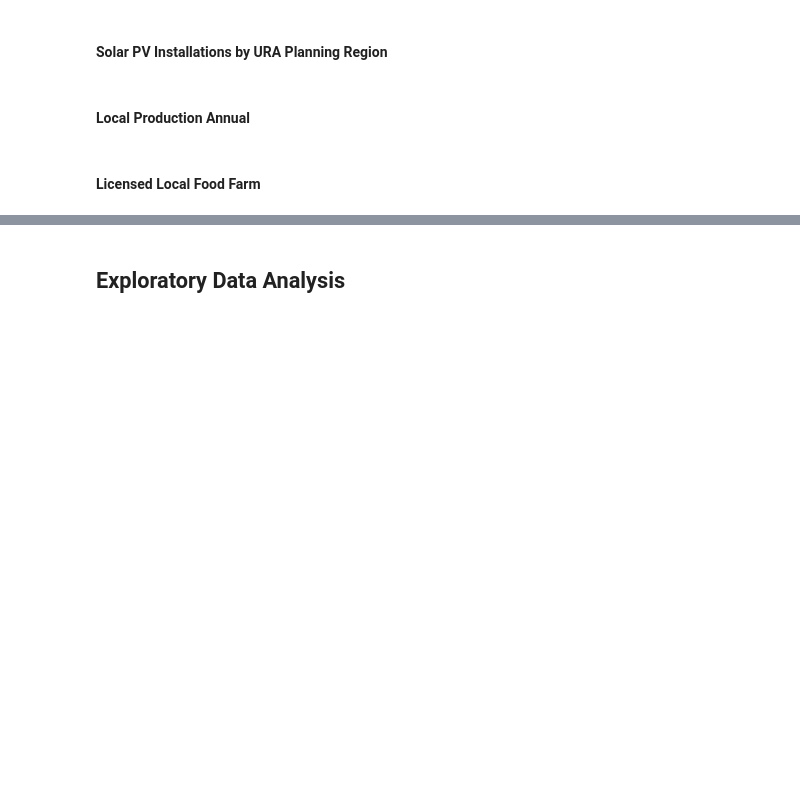
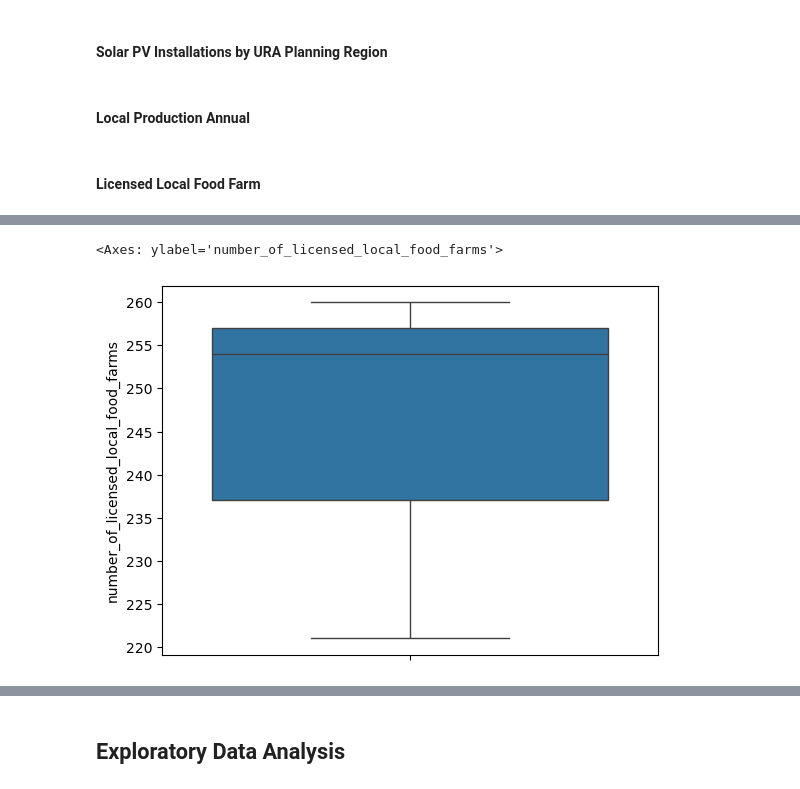
Before and after one commit to AngKokLeong/IPDS-CA2, a Jupyter notebook: report.ipynb, the cells around one changed output, grey strips where cells are left out. Cells and saved outputs as stored; diff of their text form; code cells hidden in the pictures; blank space fills up the shorter version.

```diff
--- a/report.ipynb
+++ b/report.ipynb
@@ -122,0 +71,2 @@ etl_processor.excel_file_data_source.retrieve_data_for_licensed_local_food_farm(
+# %%
+licensed_local_food_farm_dataframe: pandas.DataFrame = pandas.read_json(StringIO(database.extract.LicensedLocalFoodFarm().retrieve_data().to_json()))
@@ -157,0 +163,5 @@ asdasd
+# %%
+seaborn.boxplot(licensed_local_food_farm_dataframe["number_of_licensed_local_food_farms"])
+# %% [output]
+<Axes: ylabel='number_of_licensed_local_food_farms'>
+[figure, added]
```
Also changed, not shown: parts of 121 cells of this notebook.
